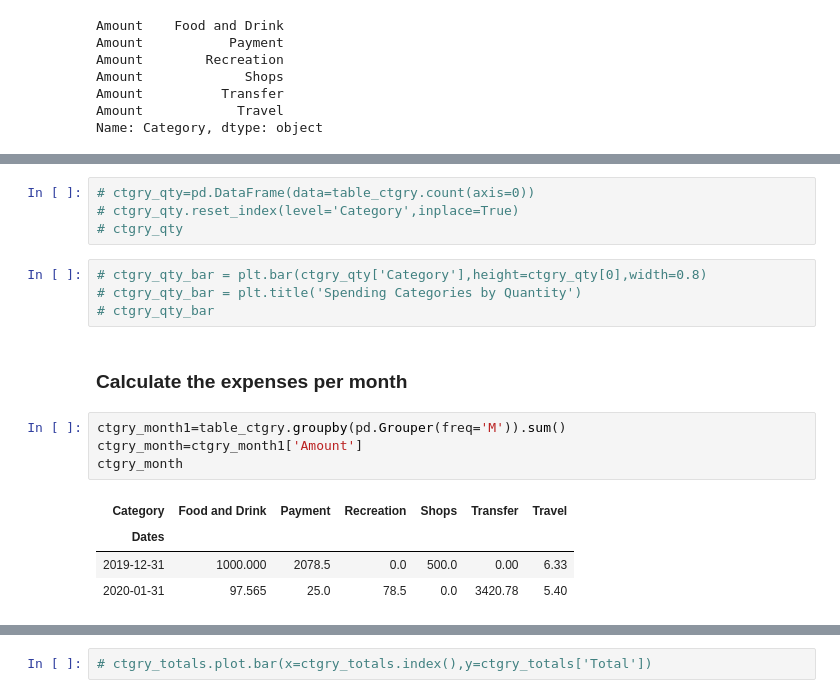
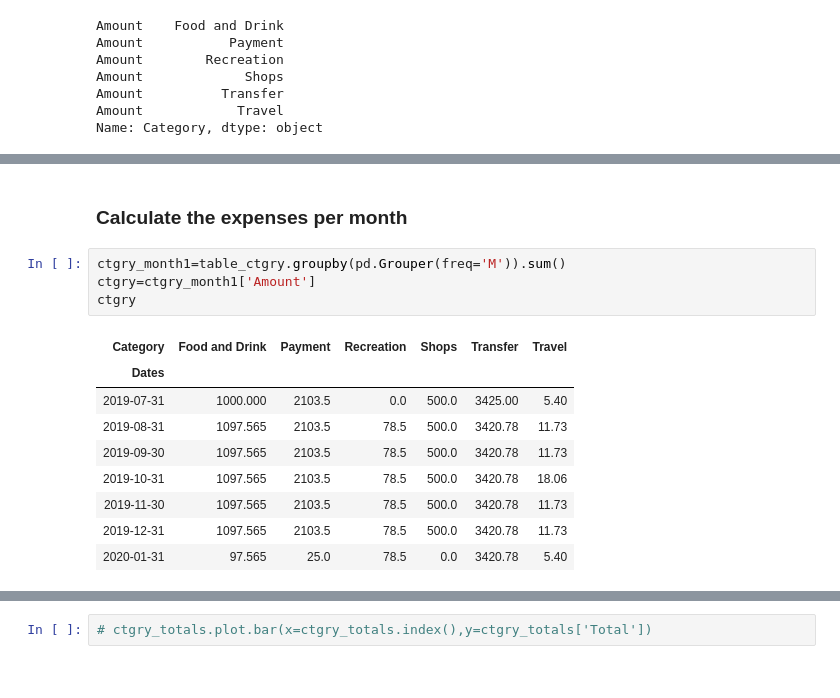
Before and after one commit to exposuretherapy/Learning-APIs, a Jupyter notebook: account_summary.ipynb, the cells around one changed output, grey strips where cells are left out. Saved outputs shown, nothing was run; the diff lists cells and outputs as text.

```diff
--- a/account_summary.ipynb
+++ b/account_summary.ipynb
@@ -200,20 +191,17 @@ Text(0.5, 1.0, 'Spending Categories by Amount')
-# %%
-# ctgry_qty=pd.DataFrame(data=table_ctgry.count(axis=0))
-# ctgry_qty.reset_index(level='Category',inplace=True)
-# ctgry_qty
-# %%
-# ctgry_qty_bar = plt.bar(ctgry_qty['Category'],height=ctgry_qty[0],width=0.8)
-# ctgry_qty_bar = plt.title('Spending Categories by Quantity')
-# ctgry_qty_bar
 # %% [markdown]
 ### Calculate the expenses per month
 # %%
 ctgry_month1=table_ctgry.groupby(pd.Grouper(freq='M')).sum()
-ctgry_month=ctgry_month1['Amount']
-ctgry_month
+ctgry=ctgry_month1['Amount']
+ctgry
 # %% [output]
 | Category | Food and Drink | Payment | Recreation | Shops | Transfer | Travel |
 | Dates |  |  |  |  |  |  |
-| 2019-12-31 | 1000.000 | 2078.5 | 0.0 | 500.0 | 0.00 | 6.33 |
+| 2019-07-31 | 1000.000 | 2103.5 | 0.0 | 500.0 | 3425.00 | 5.40 |
+| 2019-08-31 | 1097.565 | 2103.5 | 78.5 | 500.0 | 3420.78 | 11.73 |
+| 2019-09-30 | 1097.565 | 2103.5 | 78.5 | 500.0 | 3420.78 | 11.73 |
+| 2019-10-31 | 1097.565 | 2103.5 | 78.5 | 500.0 | 3420.78 | 18.06 |
+| 2019-11-30 | 1097.565 | 2103.5 | 78.5 | 500.0 | 3420.78 | 11.73 |
+| 2019-12-31 | 1097.565 | 2103.5 | 78.5 | 500.0 | 3420.78 | 11.73 |
 | 2020-01-31 | 97.565 | 25.0 | 78.5 | 0.0 | 3420.78 | 5.40 |
 # %%
```
Also changed, not shown: parts of 14 cells of this notebook.
